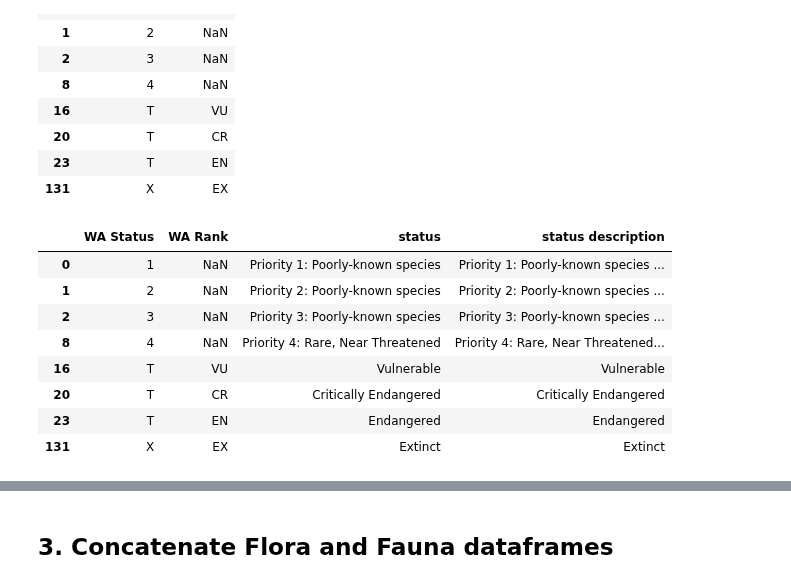
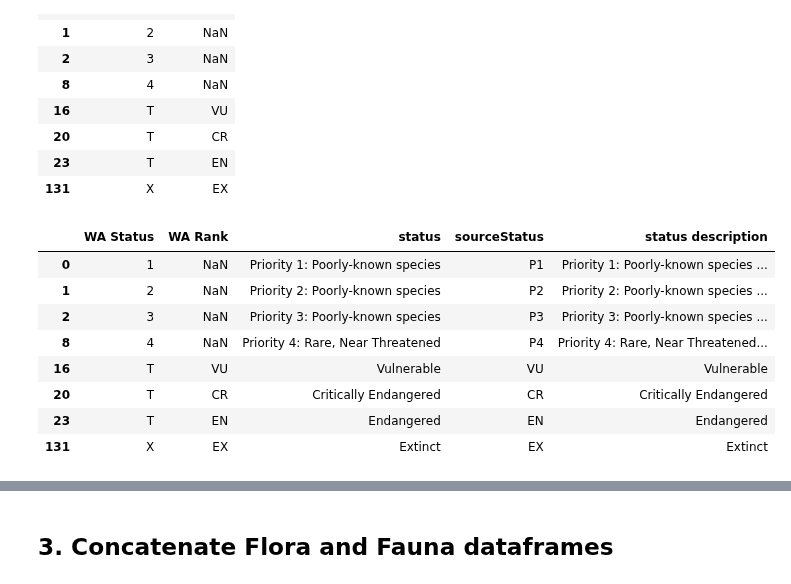
Before and after one commit to AtlasOfLivingAustralia/authoritative-lists, a Jupyter notebook: source-code/py-notebook/WA-conservation-sensitive.ipynb, the cells around one changed output, grey strips where cells are left out. Saved outputs shown, nothing was run; the diff lists cells and outputs as text; code cells hidden in the pictures.

```diff
--- a/source-code/py-notebook/WA-conservation-sensitive.ipynb
+++ b/source-code/py-notebook/WA-conservation-sensitive.ipynb
@@ -171,36 +169,37 @@ flora[[' WA Status','WA Rank']].drop_duplicates()
 # %%
 def setflorastatus(row):
     status = row[' WA Status']
     rank = row['WA Rank']
     s = "Unknown"
     if status == 'T':
         if rank == 'VU':
             s = "Vulnerable"
         elif rank == 'CR':
             s = "Critically Endangered"
         elif rank == 'EN':
             s = "Endangered"
     elif status == 'X':
         s = "Extinct"
     elif status == '1':
         s = 'Priority 1: Poorly-known species'
     elif status == '2':
         s = 'Priority 2: Poorly-known species'
     elif status == '3':
         s = 'Priority 3: Poorly-known species'
     elif status == '4':
         s = 'Priority 4: Rare, Near Threatened'
     return s
 flora = flora.assign(status = flora.apply(setflorastatus,axis=1))
 flora['status description'] = flora['status'].map(statusLongDescriptionMapping).fillna(flora['status'])
-flora[[' WA Status','WA Rank','status','status description']].drop_duplicates()
+flora['sourceStatus'] = flora.apply(lambda x: "P"+x[' WA Status'] if pd.isnull(x['WA Rank']) else x['WA Rank'],axis=1)
+flora[[' WA Status','WA Rank','status','sourceStatus','status description']].drop_duplicates()
 # %% [output]
-|  | WA Status | WA Rank | status | status description |
-| 0 | 1 | NaN | Priority 1: Poorly-known species | Priority 1: Poorly-known species ... |
-| 1 | 2 | NaN | Priority 2: Poorly-known species | Priority 2: Poorly-known species ... |
-| 2 | 3 | NaN | Priority 3: Poorly-known species | Priority 3: Poorly-known species ... |
-| 8 | 4 | NaN | Priority 4: Rare, Near Threatened | Priority 4: Rare, Near Threatened... |
-| 16 | T | VU | Vulnerable | Vulnerable |
-| 20 | T | CR | Critically Endangered | Critically Endangered |
-| 23 | T | EN | Endangered | Endangered |
-| 131 | X | EX | Extinct | Extinct |
+|  | WA Status | WA Rank | status | sourceStatus | status description |
+| 0 | 1 | NaN | Priority 1: Poorly-known species | P1 | Priority 1: Poorly-known species ... |
+| 1 | 2 | NaN | Priority 2: Poorly-known species | P2 | Priority 2: Poorly-known species ... |
+| 2 | 3 | NaN | Priority 3: Poorly-known species | P3 | Priority 3: Poorly-known species ... |
+| 8 | 4 | NaN | Priority 4: Rare, Near Threatened | P4 | Priority 4: Rare, Near Threatened... |
+| 16 | T | VU | Vulnerable | VU | Vulnerable |
+| 20 | T | CR | Critically Endangered | CR | Critically Endangered |
+| 23 | T | EN | Endangered | EN | Endangered |
+| 131 | X | EX | Extinct | EX | Extinct |
```
Also changed, not shown: parts of 11 cells of this notebook, 2 other files.
